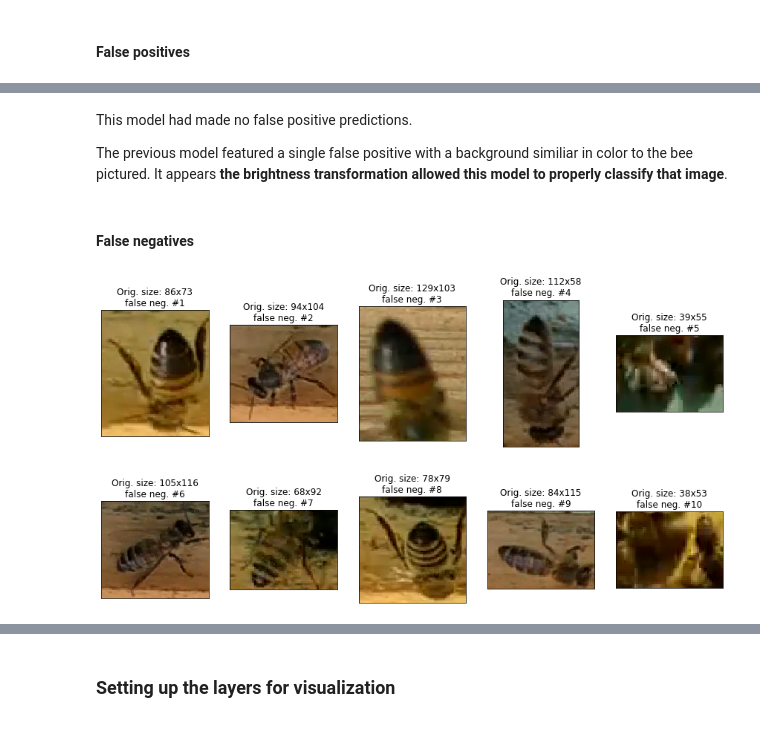
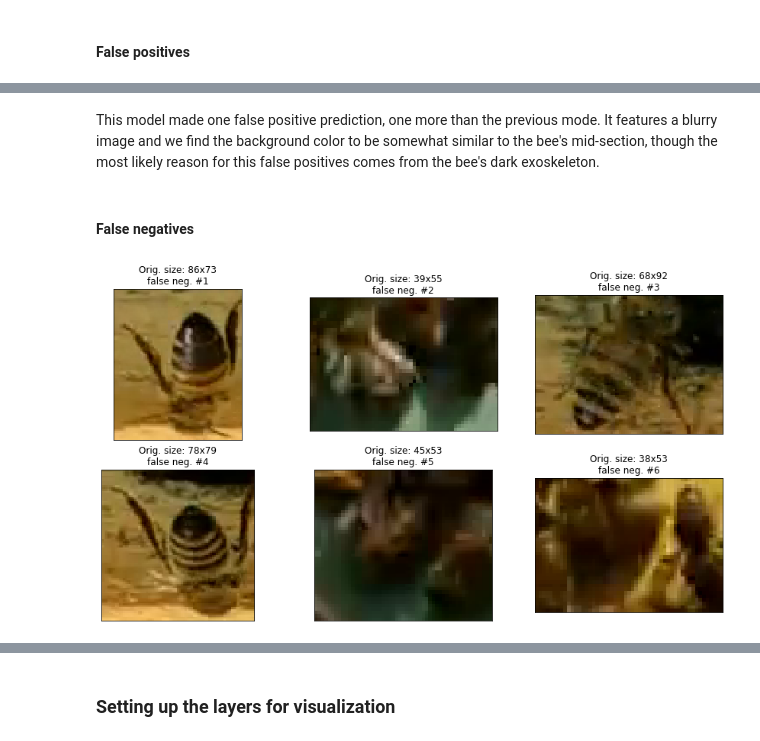
Before and after one commit to Shaddyjr/bee-image-classifier, a Jupyter notebook: code/project_notebook.ipynb, the cells around one changed output, grey strips where cells are left out. Drawn from its saved outputs; the diff is of its cells as text; code cells hidden in the pictures.

```diff
--- a/code/project_notebook.ipynb
+++ b/code/project_notebook.ipynb
@@ -1092,21 +1107,21 @@ MODEL_PATH = "../models"
 model_name = "bright"
 stored_model_path = f"{MODEL_PATH}/{model_name}_model.p"
 
-# datagen_params = {
-#     "horizontal_flip"  : True,
-#     "vertical_flip"    : True,
-#     "rotation_range"   : 360,
-#     "brightness_range" : [.7, 1.]
-# }
+datagen_params = {
+    "horizontal_flip"  : True,
+    "vertical_flip"    : True,
+    "rotation_range"   : 360,
+    "brightness_range" : [.7, 1.]
+}
 
-# datagens = create_datagens(
-#     data,
-#     datagen_params         = datagen_params,
-#     batch_size             = 64, # hyperparameter
-#     target_shape           = (IDEAL_WIDTH, IDEAL_HEIGHT),
-#     preprocessing_function = normalize,
-#     random_state           = random_state
-# )
+datagens = create_datagens(
+    data,
+    datagen_params         = datagen_params,
+    batch_size             = 64, # hyperparameter
+    target_shape           = (IDEAL_WIDTH, IDEAL_HEIGHT),
+    preprocessing_function = normalize,
+    random_state           = random_state
+)
 
 # grid_params = {
 #     "conv__filters_1" : [32],
@@ -1178,12 +1212,10 @@ show_results(_images, [image.shape for image in _images], "false pos.", ncols=2,
-# %% [markdown]
-This model had made no false positive predictions.
-
-The previous model featured a single false positive with a background similiar in color to the bee pictured. It appears __the brightness transformation allowed this model to properly classify that image__.
+# %% [markdown]
+This model made one false positive prediction, one more than the previous mode. It features a blurry image and we find the background color to be somewhat similar to the bee's mid-section, though the most likely reason for this false positives comes from the bee's dark exoskeleton.
 # %% [markdown]
 #### False negatives
 # %%
 false_negative_files = bright_missed[(bright_missed["has_varroa"] != bright_missed["pred"]) & (bright_missed["pred"] == 0)]["file"]
 _images = get_image_data(false_negative_files)
-show_results(_images, [image.shape for image in _images], "false neg.", ncols=5, height = 4, width = 3)
+show_results(_images, [image.shape for image in _images], "false neg.", ncols=3, height = 4, width = 5)
 # %% [output]
-[figure, old version]
+[figure, new version]
```
Also changed, not shown: parts of 68 cells of this notebook, 6 other files.
